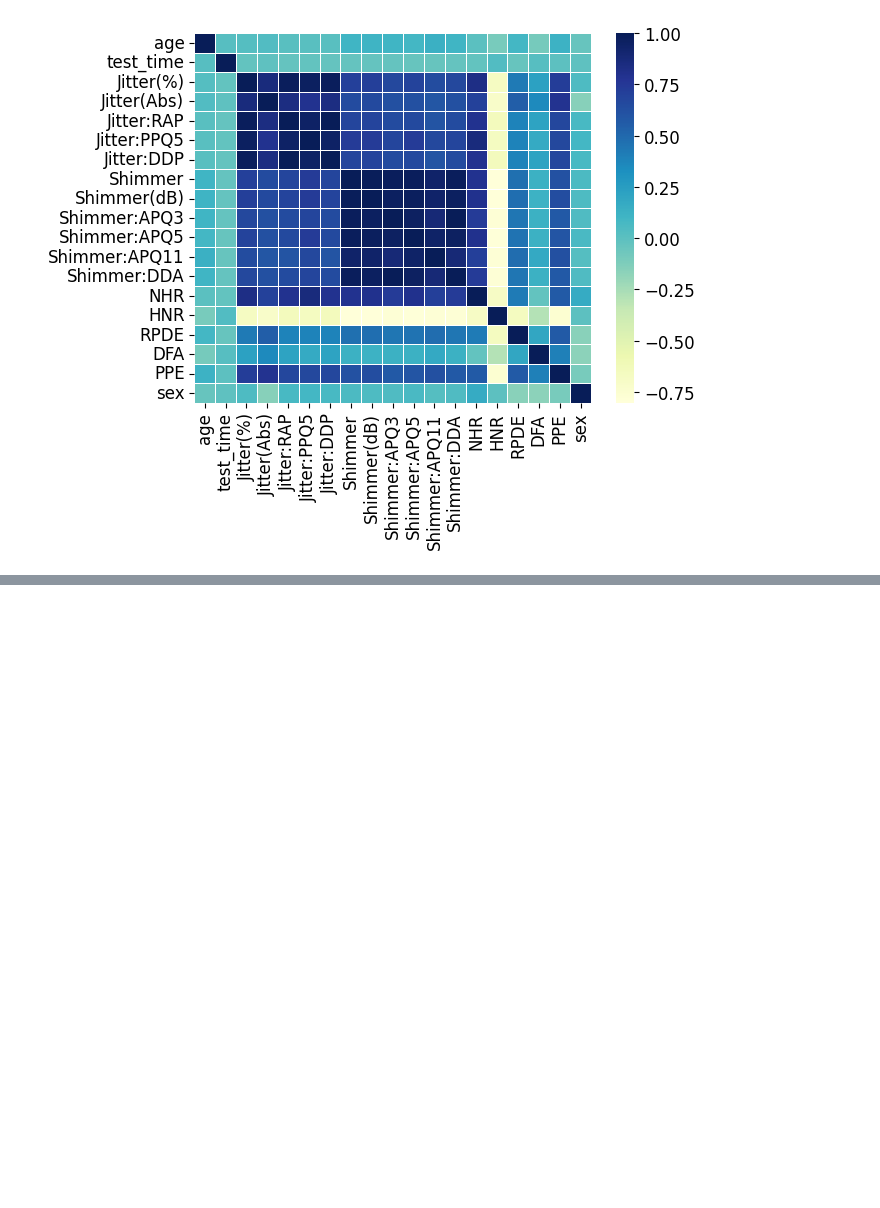
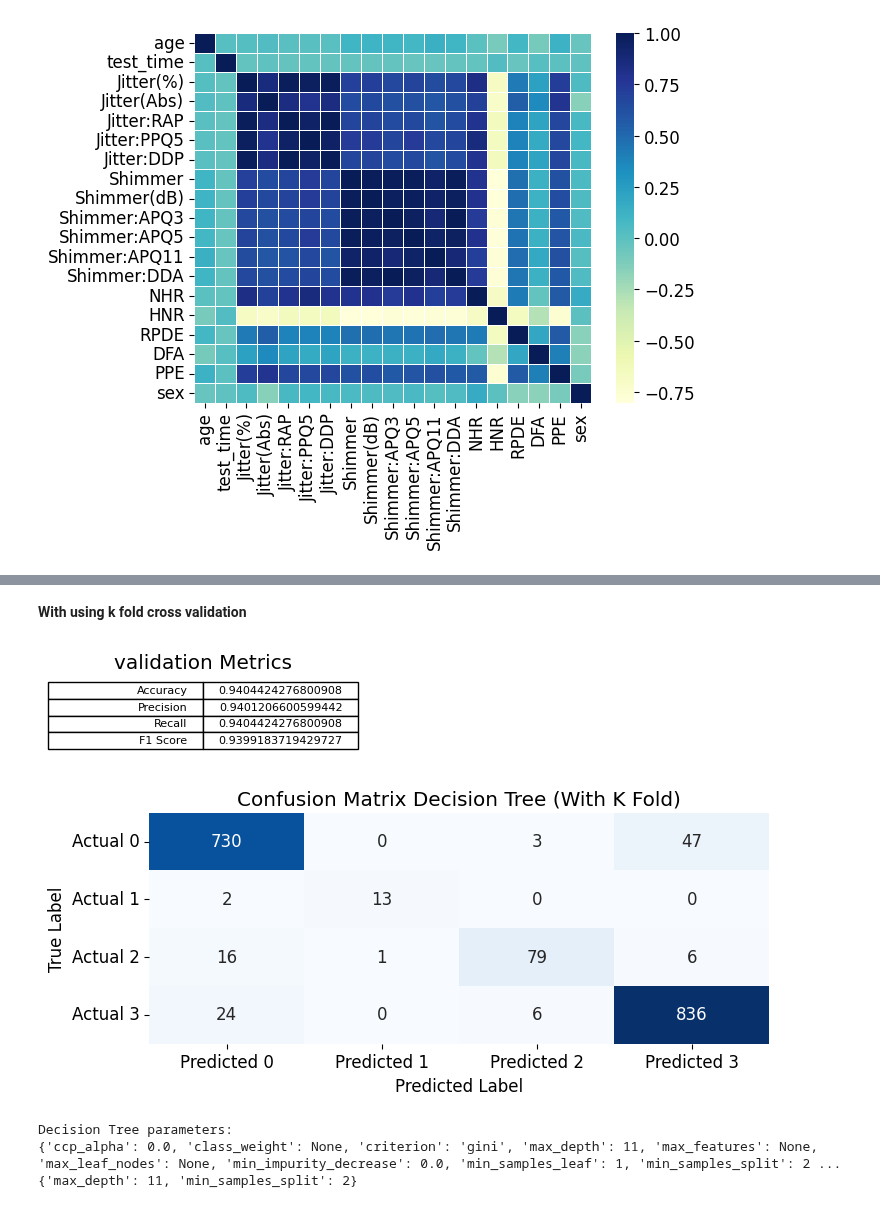
Before and after one commit to yazdanzv/Compare_Multiple_ML_Methods_on_Parkinson_Dataset, a Jupyter notebook: main.ipynb, the cells around one changed output, grey strips where cells are left out. Cells and saved outputs as stored; diff of their text form; code cells hidden in the pictures; blank space fills up the shorter version.

```diff
--- a/main.ipynb
+++ b/main.ipynb
@@ -201,0 +274,57 @@ final_X = pd.concat([normalized_X[['age', 'test_time', 'Jitter(Abs)', 'NHR', 'HN
+# %% [markdown]
+<b>With using k fold cross validation</b>
+# %%
+# Make an instance from decision tree
+decision_tree_2 = DecisionTreeClassifier(random_state=42)
+
+# Aplly k fold
+param_grid = {
+    'max_depth': [7, 9, 11],
+    'min_samples_split': [2, 5, 10],
+}
+grid_search_DT = GridSearchCV(estimator=decision_tree_2, param_grid=param_grid, scoring='accuracy', cv=5)
+
+# Train model
+grid_search_DT.fit(X_train, y_train)
+
+# Test model
+y_pred_DT_with_kfold = grid_search_DT.best_estimator_.predict(X_test)
+acc_DT_with_kfold = accuracy_score(y_test, y_pred_DT_with_kfold)
+pre_DT_with_kfold = precision_score(y_test, y_pred_DT_with_kfold, average='weighted')
+rec_DT_with_kfold = recall_score(y_test, y_pred_DT_with_kfold, average='weighted')
+f1_DT_with_kfold = f1_score(y_test, y_pred_DT_with_kfold, average='weighted')
+confmat_DT_with_kfold = confusion_matrix(y_test, y_pred_DT_with_kfold)
+metrics_DT_with_kfold = [['Accuracy', acc_DT_with_kfold], ['Precision', pre_DT_with_kfold], ['Recall', rec_DT_with_kfold], ['F1 Score', f1_DT_with_kfold]]
+
+# Plot Metrics
+plt.figure(figsize=(4, 1))
+plt.table(metrics_DT_with_kfold, loc='center')
+plt.axis('off')
+plt.title('validation Metrics')
+plt.show()
+
+# Plot confusion matrix
+plt.figure(figsize=(8, 3))
+sb.heatmap(confmat_DT_with_kfold, annot=True, fmt='d', cmap='Blues', cbar=False,
+            xticklabels=['Predicted 0', 'Predicted 1', 'Predicted 2', 'Predicted 3'],
+            yticklabels=['Actual 0', 'Actual 1', 'Actual 2', 'Actual 3'])
+plt.xlabel('Predicted Label')
+plt.ylabel('True Label')
+plt.title('Confusion Matrix Decision Tree (With K Fold)')
+plt.show()
+
+# Plot Best hyper parameters
+plt.figure(figsize=(4, 3))
+
+
+# Decision Tree parameters
+print('Decision Tree parameters:')
+print(grid_search_DT.best_estimator_.get_params())
+
+print(grid_search_DT.best_params_)
+# %% [output]
+[figure, added]
+[figure, added]
+Decision Tree parameters:
+{'ccp_alpha': 0.0, 'class_weight': None, 'criterion': 'gini', 'max_depth': 11, 'max_features': None, 'max_leaf_nodes': None, 'min_impurity_decrease': 0.0, 'min_samples_leaf': 1, 'min_samples_split': 2 ...
+{'max_depth': 11, 'min_samples_split': 2}
```
Also changed, not shown: parts of 6 cells of this notebook.
